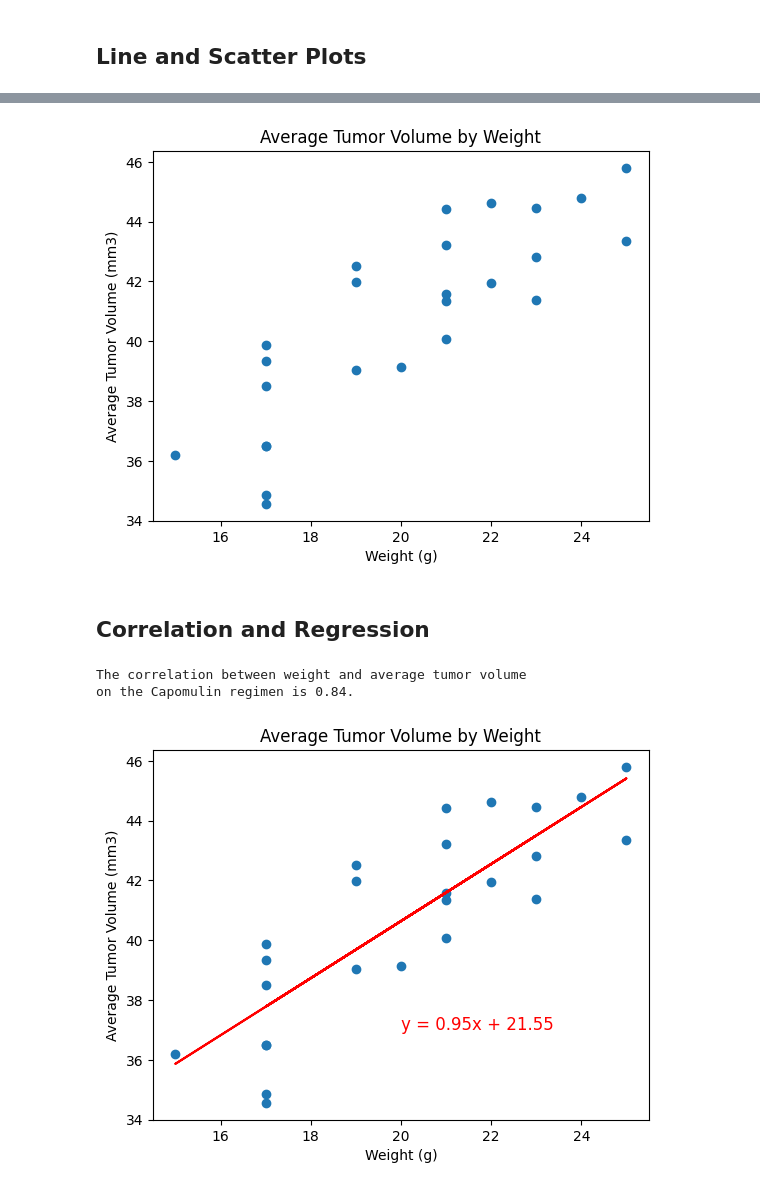
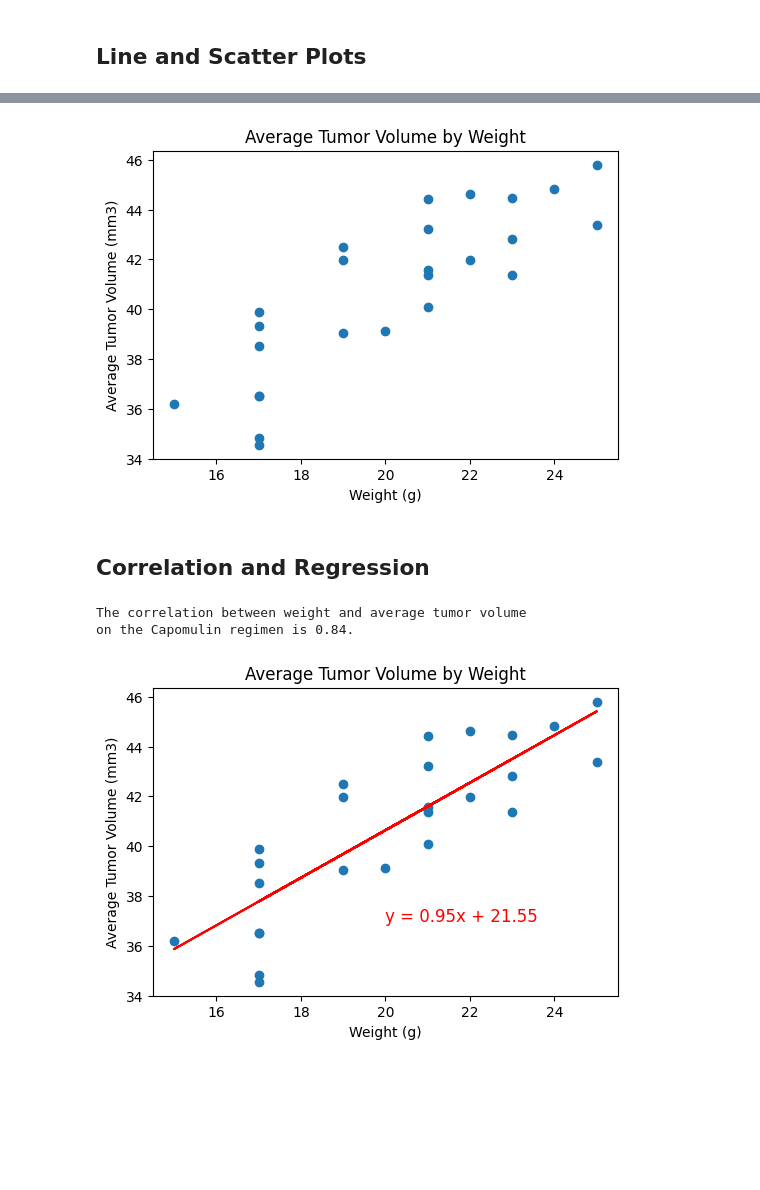
Before and after one commit to IRTakan/Matplotlib-Challenge, a Jupyter notebook: Pymaceuticals/pymaceuticals.ipynb, the cells around one changed output, grey strips where cells are left out. Drawn from its saved outputs; the diff is of its cells as text; code cells hidden in the pictures; blank space fills up the shorter version.

```diff
--- a/Pymaceuticals/pymaceuticals.ipynb
+++ b/Pymaceuticals/pymaceuticals.ipynb
@@ -285,26 +287,26 @@ plt.show()
 # %%
 # Generate a scatter plot of mouse weight vs. the average observed tumor volume for the entire Capomulin regimen
 capomulin_df = combined_mouse_study.loc[combined_mouse_study['Drug Regimen'] == 'Capomulin']
 
 # Find average tumor volume for each mouse
 av_capomulin_vol= pd.DataFrame(capomulin_df.groupby('Mouse ID')['Tumor Volume (mm3)'].mean().sort_values()).reset_index().rename(columns={'Tumor Volume (mm3)': 'Average Tumor Volume by Weight' })
 
 # Merge average tumor vol
 av_capomulin_vol = pd.merge(capomulin_df, av_capomulin_vol, on='Mouse ID')
 final_av_vol = av_capomulin_vol[['Weight (g)', 'Average Tumor Volume by Weight']].drop_duplicates()
 final_av_vol
 
-x = final_av_vol['Weight (g)']
-y = final_av_vol['Average Tumor Volume by Weight']
+x_axis = final_av_vol['Weight (g)']
+y_axis = final_av_vol['Average Tumor Volume by Weight']
 
-plt.scatter(x,y)
-
+plt.subplots(figsize=(6,4))
+plt.scatter(x_axis, y_axis)
 plt.xlabel('Weight (g)',fontsize =10)
 plt.ylabel('Average Tumor Volume (mm3)')
 plt.title('Average Tumor Volume by Weight')
 plt.show()
 # %% [output]
-[figure, old version]
+[figure, new version]
 # %% [markdown]
 ## Correlation and Regression
 # %%
@@ -320,24 +322,25 @@ av_capomulin_vol = pd.merge(capomulin_df, av_capomulin_vol, on='Mouse ID')
 final_av_vol = av_capomulin_vol[['Weight (g)', 'Average Tumor Volume by Weight']].drop_duplicates()
 final_av_vol
 
-x = final_av_vol['Weight (g)']
-y = final_av_vol['Average Tumor Volume by Weight']
+x_axis = final_av_vol['Weight (g)']
+y_axis = final_av_vol['Average Tumor Volume by Weight']
 
 # for mouse weight and average observed tumor volume for the entire Capomulin regimen
-correlation_weight_tumor = st.pearsonr(x,y)
+correlation_weight_tumor = st.pearsonr(x_axis,y_axis)
 
 # Print answer to calculation
 print(f"""The correlation between weight and average tumor volume
 on the Capomulin regimen is {round(correlation_weight_tumor[0],2)}.""")
 
 # Calculate the linear regression
-(slope, intercept, rvalue, pvalue, stderr) = linregress(x, y)
-regress_values = x * slope + intercept
+(slope, intercept, rvalue, pvalue, stderr) = linregress(x_axis, y_axis)
+regress_values = x_axis * slope + intercept
 line_eq = "y = " + str(round(slope,2)) + "x + " + str(round(intercept,2))
 
 # Plot linear regression on top of scatter plot
-plt.scatter(x,y)
-plt.plot(x,regress_values,"r-")
+plt.subplots(figsize=(6,4))
+plt.scatter(x_axis,y_axis)
+plt.plot(x_axis,regress_values,"r-")
 
 # Annotation
 plt.annotate(line_eq,(20,37),fontsize=12,color="red")
@@ -351,4 +354,4 @@ plt.show()
 # %% [output]
 The correlation between weight and average tumor volume
 on the Capomulin regimen is 0.84.
-[figure, old version]
+[figure, new version]
```
Also changed, not shown: parts of 6 cells of this notebook.
